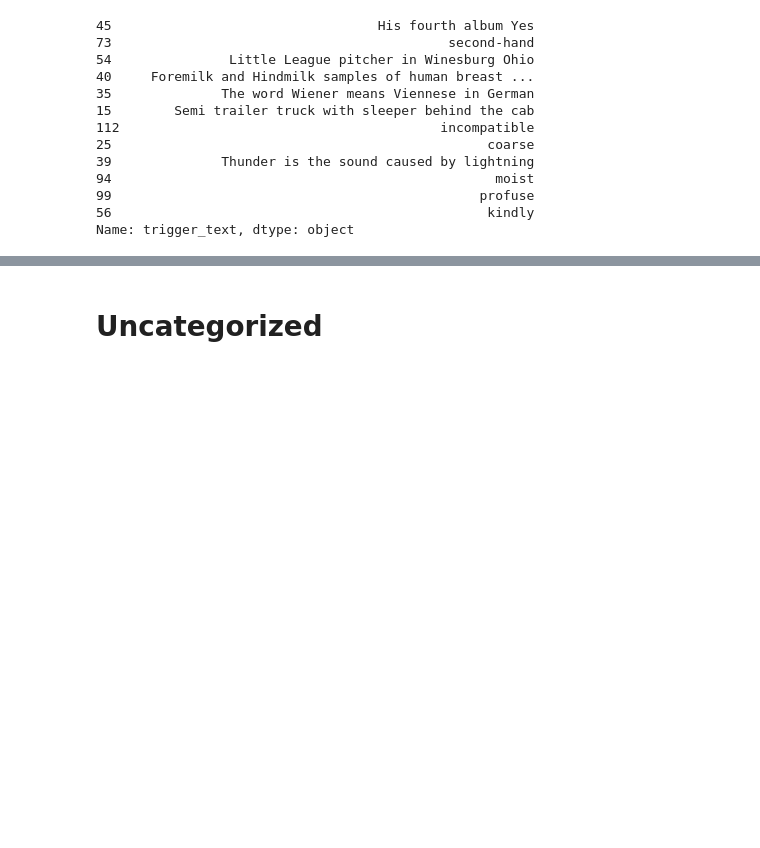
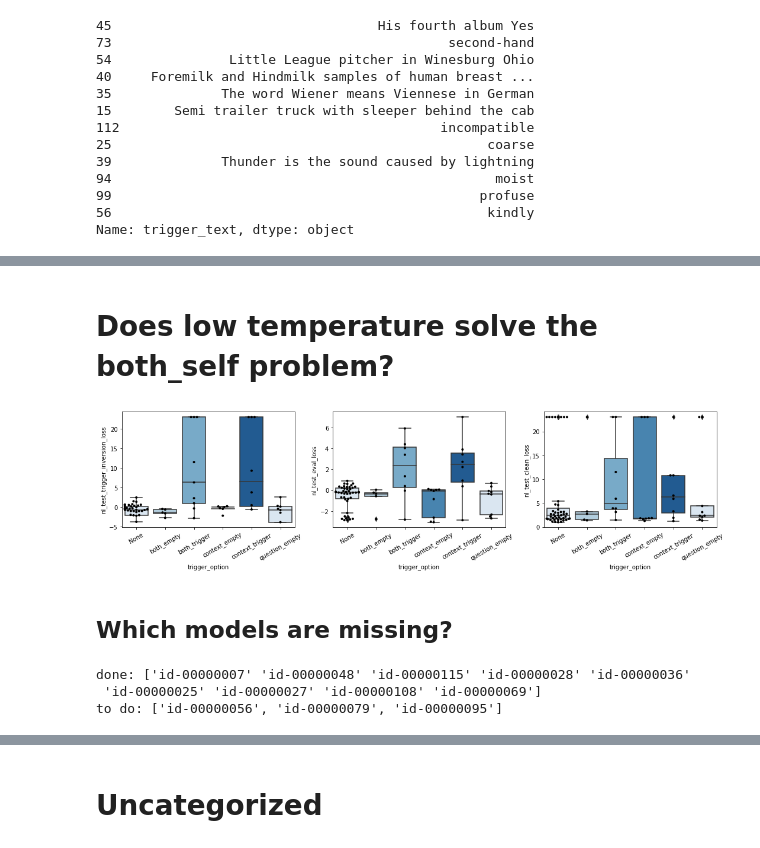
Before and after one commit to utrerf/TrojAI, a Jupyter notebook: NLP/round8/results/viz_results.ipynb, the cells around one changed output, grey strips where cells are left out. Cells and saved outputs as stored; diff of their text form; code cells hidden in the pictures; blank space fills up the shorter version.

```diff
--- a/NLP/round8/results/viz_results.ipynb
+++ b/NLP/round8/results/viz_results.ipynb
@@ -822,0 +949,37 @@ Name: trigger_text, dtype: object
+# %% [markdown]
+# Does low temperature solve the both_self problem?
+# %%
+df = get_df(f'lambda_1.0_method_discrete_candidates_1_trigger_len_15_rand_starts_20_bs_10_locs_all_beam_1_more_data_True_insertion_both_behavior_self_temp_0.2_max_iter_20_oct14')
+df['nl_test_eval_loss'] = -np.log(df.loc[:, 'test_eval_loss']+1e-10)
+df['nl_test_clean_loss'] = -np.log(df.loc[:, 'test_clean_loss_x']+1e-10)
+df['nl_test_trigger_inversion_loss'] = -np.log(df.loc[:, 'test_trigger_inversion_loss']+1e-10)
+
+palette = [*sns.color_palette('Blues',5)]
+fig, axs = plt.subplots(1,3,figsize=(15,4))
+
+sns.swarmplot(data=df, x='trigger_option', y='nl_test_trigger_inversion_loss', ax=axs[0], color='black', size=4)
+sns.swarmplot(data=df, x='trigger_option', y='nl_test_eval_loss', ax=axs[1], color='black', size=4)
+sns.swarmplot(data=df, x='trigger_option', y='nl_test_clean_loss', ax=axs[2], color='black', size=4)
+
+sns.boxplot(data=df, x='trigger_option', y='nl_test_trigger_inversion_loss', ax=axs[0], palette=palette)
+sns.boxplot(data=df, x='trigger_option', y='nl_test_eval_loss', ax=axs[1], palette=palette)
+sns.boxplot(data=df, x='trigger_option', y='nl_test_clean_loss', ax=axs[2], palette=palette)
+
+for ax in axs:
+    _ = ax.set_xticklabels(ax.get_xticklabels(), rotation=30)
+plt.tight_layout()
+plt.savefig('round8_oct14_low_temperature.pdf', dpi=2000)
+# %% [output]
+[figure, added]
+# %% [markdown]
+## Which models are missing?
+# %%
+done_models = df[df['trigger_option']=='both_trigger'].model_name.unique()
+all_models = metadata[metadata['trigger_option']=='both_trigger'].model_name.unique()
+
+print(f'done: {done_models}')
+print(f'to do: {[x for x in all_models if x not in done_models]}')
+# %% [output]
+done: ['id-00000007' 'id-00000048' 'id-00000115' 'id-00000028' 'id-00000036'
+ 'id-00000025' 'id-00000027' 'id-00000108' 'id-00000069']
+to do: ['id-00000056', 'id-00000079', 'id-00000095']
```
Also changed, not shown: parts of 8 cells of this notebook, 2 other files.
